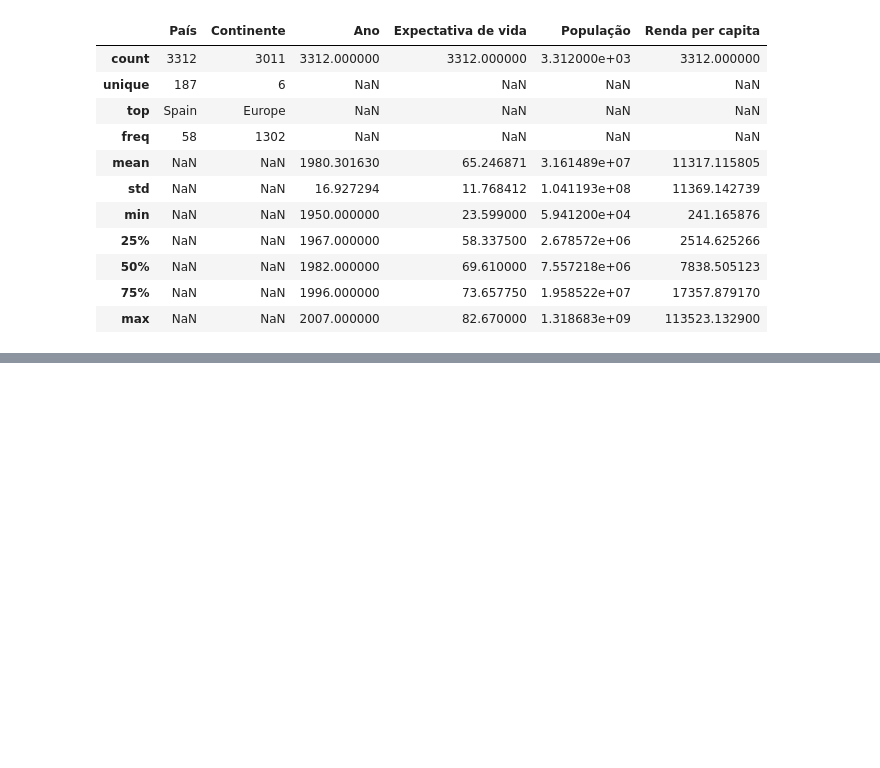
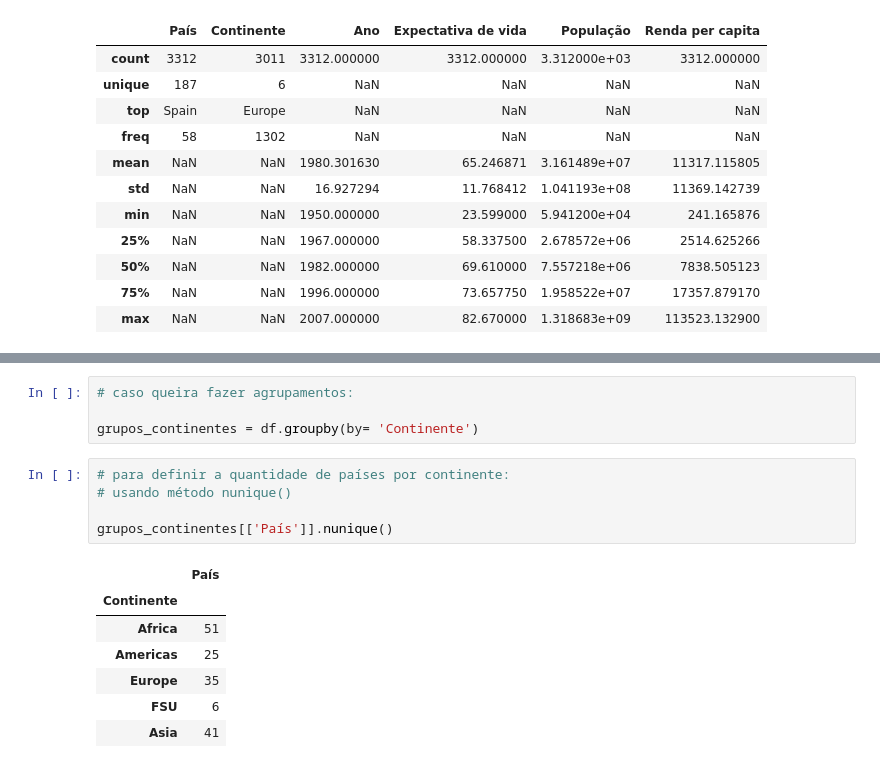
Before and after one commit to DamodaraBarbosa/projeto_analise_de_dados_DIO, a Jupyter notebook: Projeto_Python_e_Pandas_Aula_3_DIO.ipynb, the cells around one changed output, grey strips where cells are left out. Drawn from its saved outputs; the diff is of its cells as text; blank space fills up the shorter version.

```diff
--- a/Projeto_Python_e_Pandas_Aula_3_DIO.ipynb
+++ b/Projeto_Python_e_Pandas_Aula_3_DIO.ipynb
@@ -192,0 +245,17 @@ df.describe(include= 'all')
+# %%
+# caso queira fazer agrupamentos:
+
+grupos_continentes = df.groupby(by= 'Continente')
+# %%
+# para definir a quantidade de países por continente:
+# usando método nunique()
+
+grupos_continentes[['País']].nunique()
+# %% [output]
+|  | País |
+| Continente |  |
+| Africa | 51 |
+| Americas | 25 |
+| Europe | 35 |
+| FSU | 6 |
+| Asia | 41 |
```
Also changed, not shown: parts of 10 cells of this notebook.
